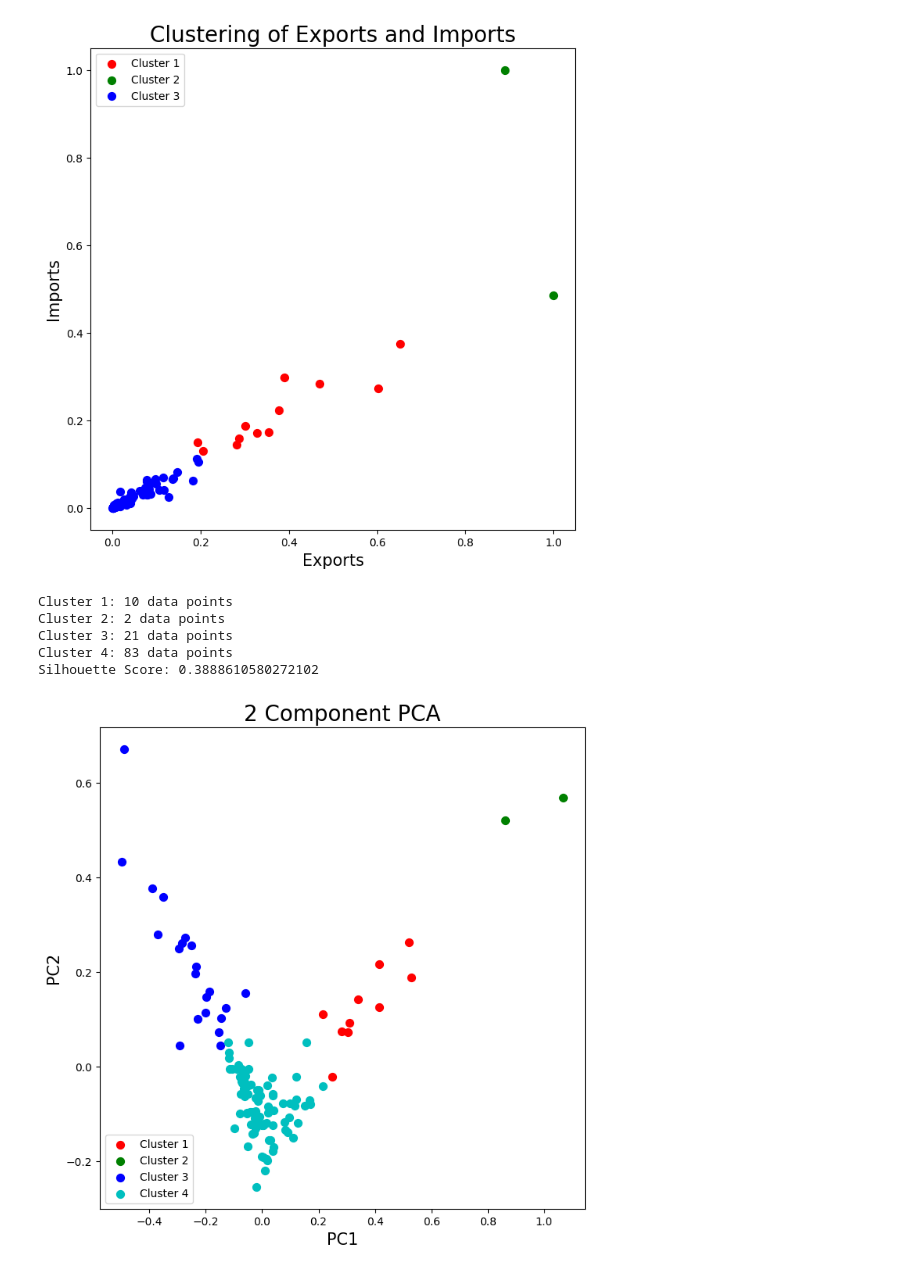
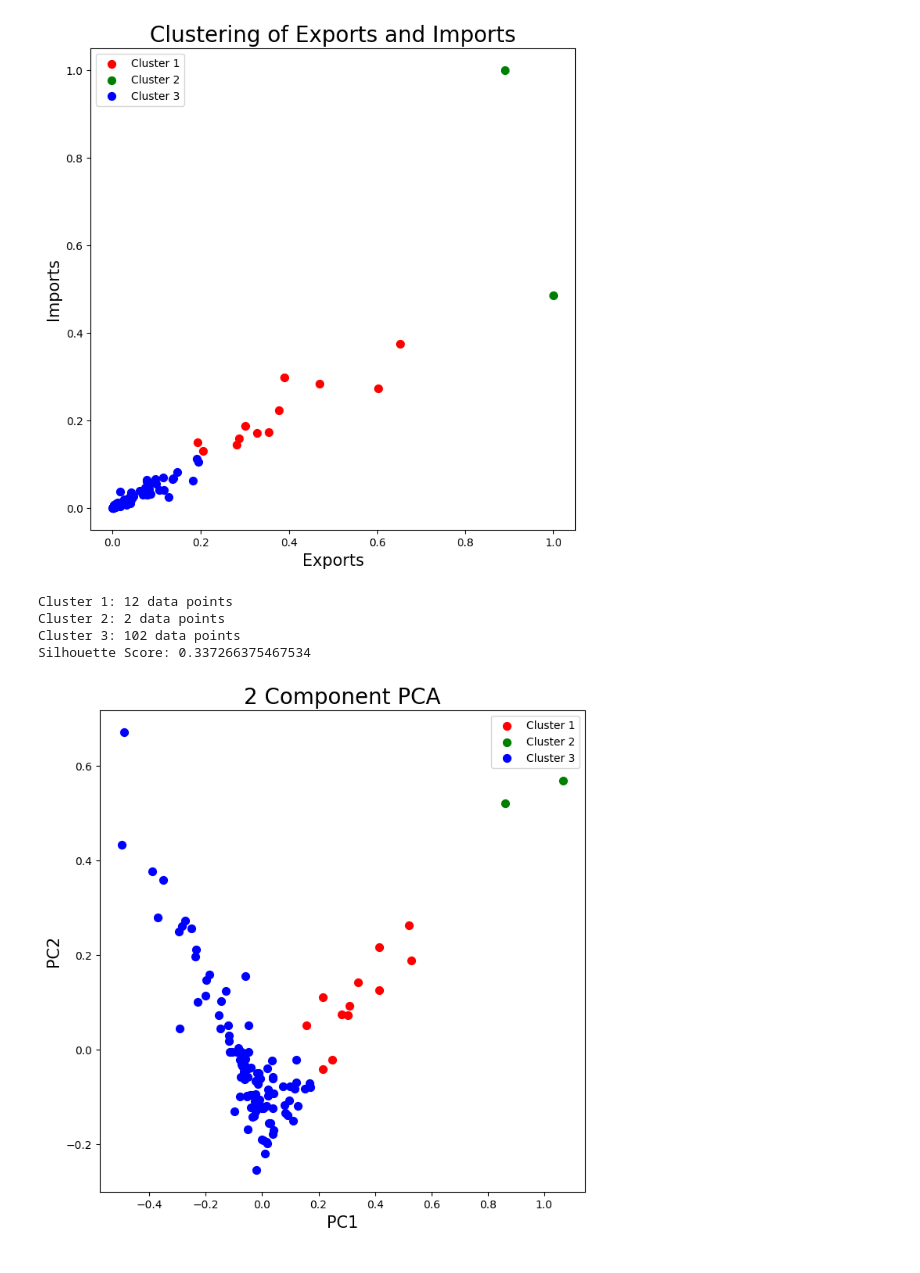
Before and after one commit to fikrialnfjr/tubes-ml, a Jupyter notebook: k-means.ipynb, the cells around one changed output. Cells and saved outputs as stored; diff of their text form; code cells hidden in the pictures.

```diff
--- a/k-means.ipynb
+++ b/k-means.ipynb
@@ -199,7 +199,7 @@ Silhouette Score: 0.337266375467534
 [figure]
 # %%
 # Menentukan jumlah kluster
-k = 4
+k = 3
 clf = KMeans(k)
 clf.fit(data.values)
 
@@ -210,35 +210,34 @@ labels = clf.labels_
 cluster_counts = np.bincount(labels)
 
 # Menampilkan jumlah titik data dalam setiap kluster
 for i in range(k):
     print(f"Cluster {i+1}: {cluster_counts[i]} data points")
 
 # Menghitung skor Silhouette
 print("Silhouette Score:", silhouette_score(data, labels))
 
 # Membuat plot dengan PCA
 pca = PCA(n_components=2)
 principalComponents = pca.fit_transform(data)
 principalDf = pd.DataFrame(data=principalComponents, columns=['PC1', 'PC2'])
 
 fig = plt.figure(figsize=(8, 8))
 ax = fig.add_subplot(1, 1, 1)
 ax.set_xlabel('PC1', fontsize=15)
 ax.set_ylabel('PC2', fontsize=15)
 ax.set_title('2 Component PCA', fontsize=20)
 
 colors = ['r', 'g', 'b', 'c', 'm', 'y', 'k']
 
 for i in range(k):
     indicesToKeep = [j for j, label in enumerate(clf.labels_) if label == i]
     ax.scatter(principalDf.loc[indicesToKeep, 'PC1'], principalDf.loc[indicesToKeep, 'PC2'], c=colors[i], label=f'Cluster {i+1}', s=50)
 
 ax.legend()
 plt.show()
 # %% [output]
-Cluster 1: 10 data points
+Cluster 1: 12 data points
 Cluster 2: 2 data points
-Cluster 3: 21 data points
-Cluster 4: 83 data points
-Silhouette Score: 0.3888610580272102
+Cluster 3: 102 data points
+Silhouette Score: 0.337266375467534
-[figure, old version]
+[figure, new version]
```
Also changed, not shown: 1 other file.
